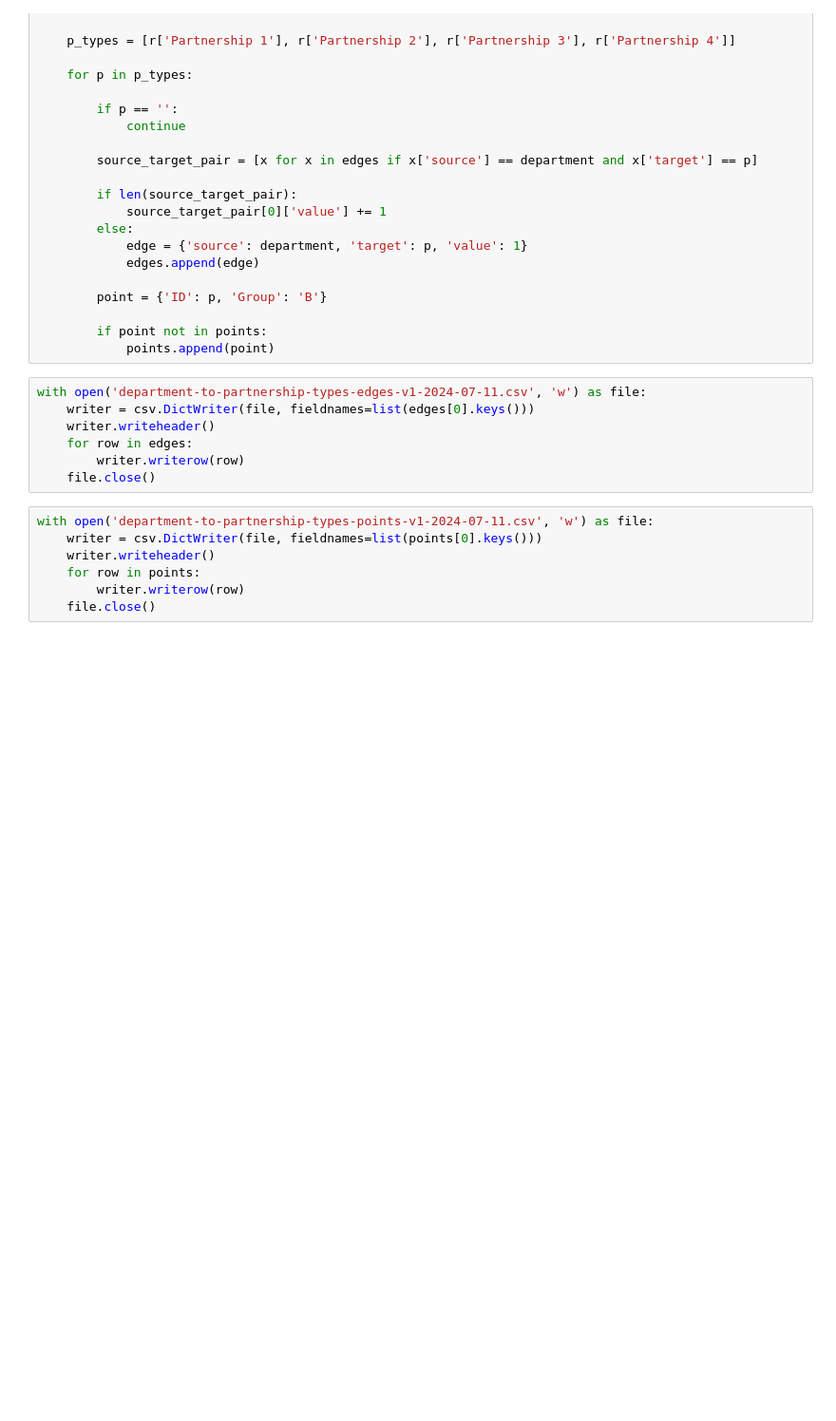
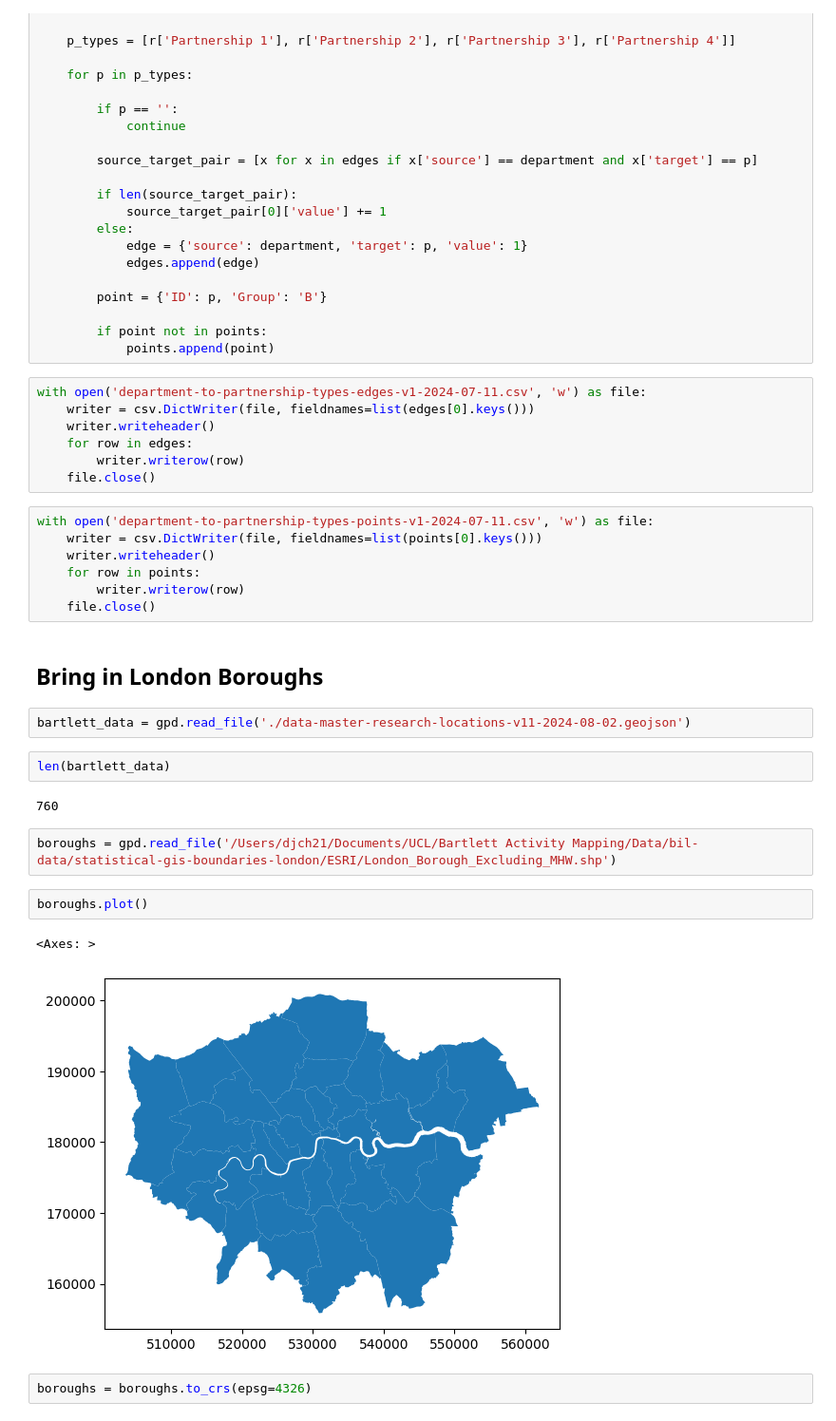
Before and after one commit to ddunc23/bil-data, a Jupyter notebook: master-data-processor.ipynb, the cells around one changed output. Shown at 95% size. Cells and saved outputs as stored; diff of their text form; blank space fills up the shorter version.

Commit message:
added borough data

```diff
--- a/master-data-processor.ipynb
+++ b/master-data-processor.ipynb
@@ -165,3 +165,20 @@ with open('department-to-partnership-types-points-v1-2024-07-11.csv', 'w') as fi
     for row in points:
         writer.writerow(row)
     file.close()
+# %% [markdown]
+## Bring in London Boroughs
+# %%
+bartlett_data = gpd.read_file('./data-master-research-locations-v11-2024-08-02.geojson')
+# %%
+len(bartlett_data)
+# %% [output]
+760
+# %%
+boroughs = gpd.read_file('/Users/djch21/Documents/UCL/Bartlett Activity Mapping/Data/bil-data/statistical-gis-boundaries-london/ESRI/London_Borough_Excluding_MHW.shp')
+# %%
+boroughs.plot()
+# %% [output]
+<Axes: >
+[figure, added]
+# %%
+boroughs = boroughs.to_crs(epsg=4326)
```
Also changed, not shown: parts of 31 cells of this notebook, 18 other files.
